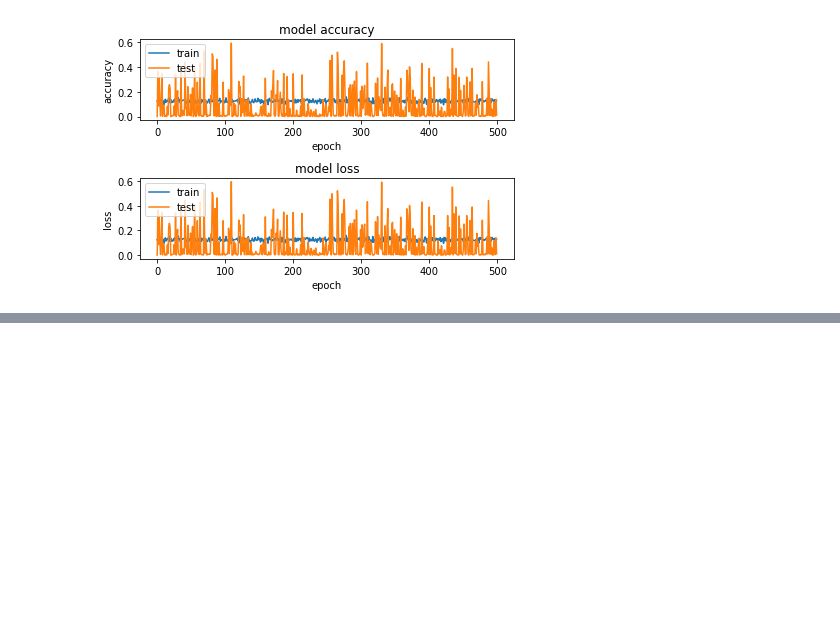
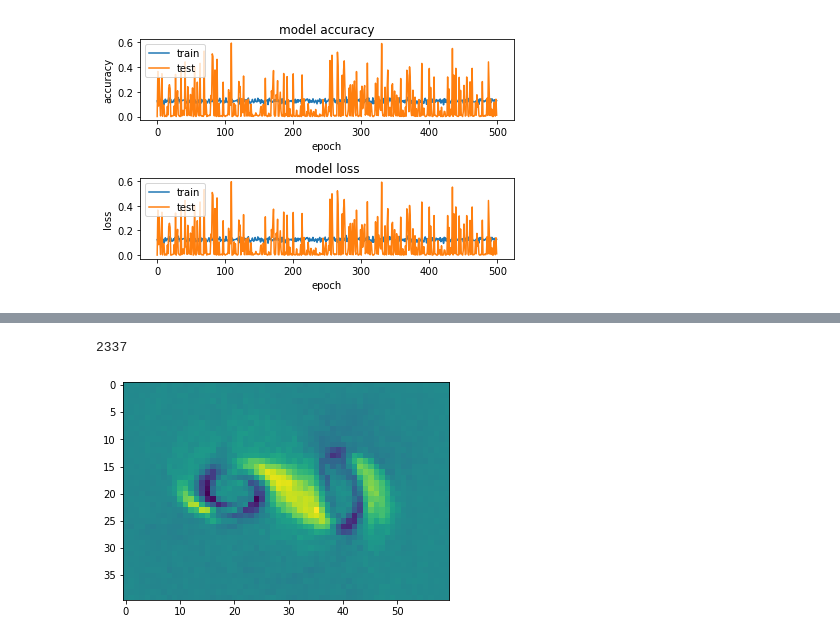
Before and after one commit to CSCI4850/S20-team2-project, a Jupyter notebook: mbogden_single_layer.ipynb, the cells around one changed output, grey strips where cells are left out. Saved outputs shown, nothing was run; the diff lists cells and outputs as text; code cells hidden in the pictures; blank space fills up the shorter version.

```diff
--- a/mbogden_single_layer.ipynb
+++ b/mbogden_single_layer.ipynb
@@ -207,0 +226,35 @@ while True:
+# %%
+history2 = model2.fit(X, Y,
+    batch_size=5,
+    epochs=100,
+    verbose=0,
+    validation_split = 0.2)
+
+
+if True:
+    t_mse = history2.history['mse']
+    v_mse = history2.history['val_mse']
+
+batch_size = 25
+epochs = 250
+
+while True:
+
+    history2 = model2.fit(X, Y,
+        batch_size=batch_size,
+        epochs=epochs,
+        verbose=0,
+        validation_split = 0.2)
+
+    t_mse = np.append( t_mse, history2.history['mse'] )
+    v_mse = np.append( v_mse, history2.history['val_mse'] )
+
+    i2 += 1
+
+    clear_output(wait=False)
+    print(i2)
+    view_weights(model2, saveLoc='2.png')
+    #view_mse(history2)
+# %% [output]
+2337
+[figure, added]
```
Also changed, not shown: parts of 9 cells of this notebook.
